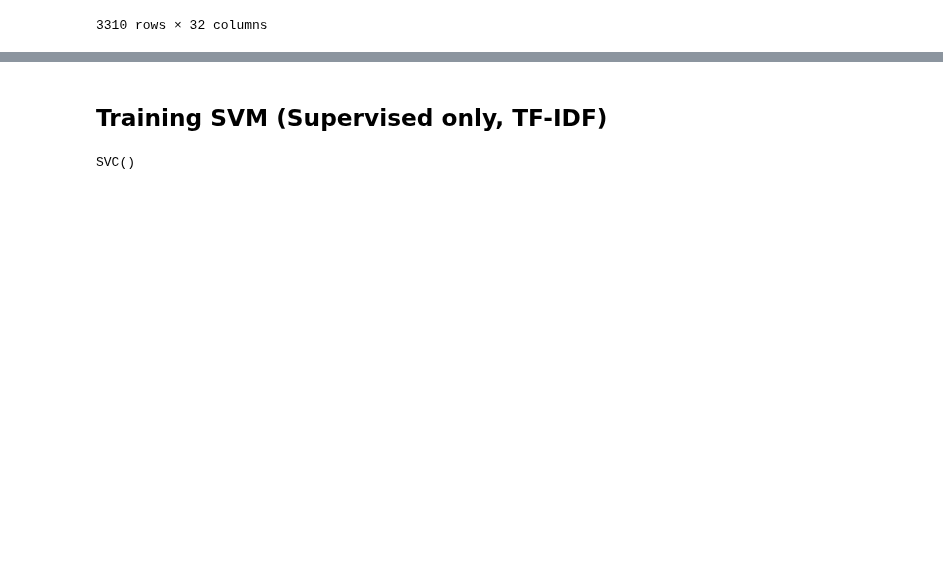
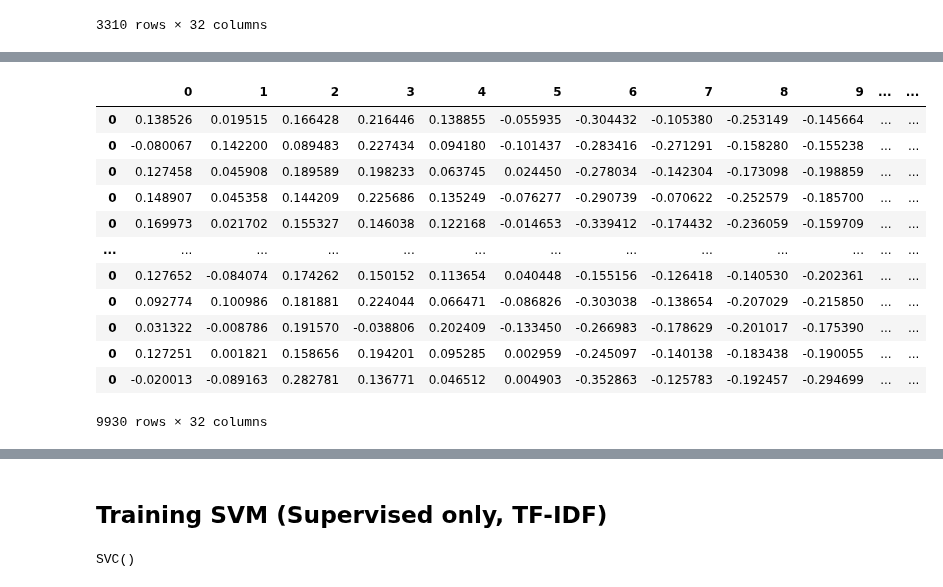
Before and after one commit to divyas39/SSL-Offensive-Lang-Detection-Social-Media, a Jupyter notebook: Self training.ipynb, the cells around one changed output, grey strips where cells are left out. Drawn from its saved outputs; the diff is of its cells as text; code cells hidden in the pictures; blank space fills up the shorter version.

```diff
--- a/Self training.ipynb
+++ b/Self training.ipynb
@@ -23,3 +23,5 @@ cbow = Word2Vec.load("cbow.model")
 cbow
 # %% [output]
 <gensim.models.word2vec.Word2Vec at 0x...>
+# %%
+skg = Word2Vec.load("skg.model")
@@ -430,0 +555,3 @@ X_test_cbow
+# %%
+X_train_sg = pd.DataFrame(X_train.apply(sent_vect, model=skg).sort_index())
+X_train_sg
@@ -430,0 +572,17 @@ X_test_cbow
+# %%
+X_train_sg = convert_df(X_train_sg)
+X_train_sg
+# %% [output]
+|  | 0 | 1 | 2 | 3 | 4 | 5 | 6 | 7 | 8 | 9 | ... | ... |
+| 0 | 0.138526 | 0.019515 | 0.166428 | 0.216446 | 0.138855 | -0.055935 | -0.304432 | -0.105380 | -0.253149 | -0.145664 | ... | ... |
+| 0 | -0.080067 | 0.142200 | 0.089483 | 0.227434 | 0.094180 | -0.101437 | -0.283416 | -0.271291 | -0.158280 | -0.155238 | ... | ... |
+| 0 | 0.127458 | 0.045908 | 0.189589 | 0.198233 | 0.063745 | 0.024450 | -0.278034 | -0.142304 | -0.173098 | -0.198859 | ... | ... |
+| 0 | 0.148907 | 0.045358 | 0.144209 | 0.225686 | 0.135249 | -0.076277 | -0.290739 | -0.070622 | -0.252579 | -0.185700 | ... | ... |
+| 0 | 0.169973 | 0.021702 | 0.155327 | 0.146038 | 0.122168 | -0.014653 | -0.339412 | -0.174432 | -0.236059 | -0.159709 | ... | ... |
+| ... | ... | ... | ... | ... | ... | ... | ... | ... | ... | ... | ... | ... |
+| 0 | 0.127652 | -0.084074 | 0.174262 | 0.150152 | 0.113654 | 0.040448 | -0.155156 | -0.126418 | -0.140530 | -0.202361 | ... | ... |
+| 0 | 0.092774 | 0.100986 | 0.181881 | 0.224044 | 0.066471 | -0.086826 | -0.303038 | -0.138654 | -0.207029 | -0.215850 | ... | ... |
+| 0 | 0.031322 | -0.008786 | 0.191570 | -0.038806 | 0.202409 | -0.133450 | -0.266983 | -0.178629 | -0.201017 | -0.175390 | ... | ... |
+| 0 | 0.127251 | 0.001821 | 0.158656 | 0.194201 | 0.095285 | 0.002959 | -0.245097 | -0.140138 | -0.183438 | -0.190055 | ... | ... |
+| 0 | -0.020013 | -0.089163 | 0.282781 | 0.136771 | 0.046512 | 0.004903 | -0.352863 | -0.125783 | -0.192457 | -0.294699 | ... | ... |
+9930 rows × 32 columns
```
Also changed, not shown: parts of 57 cells of this notebook.
